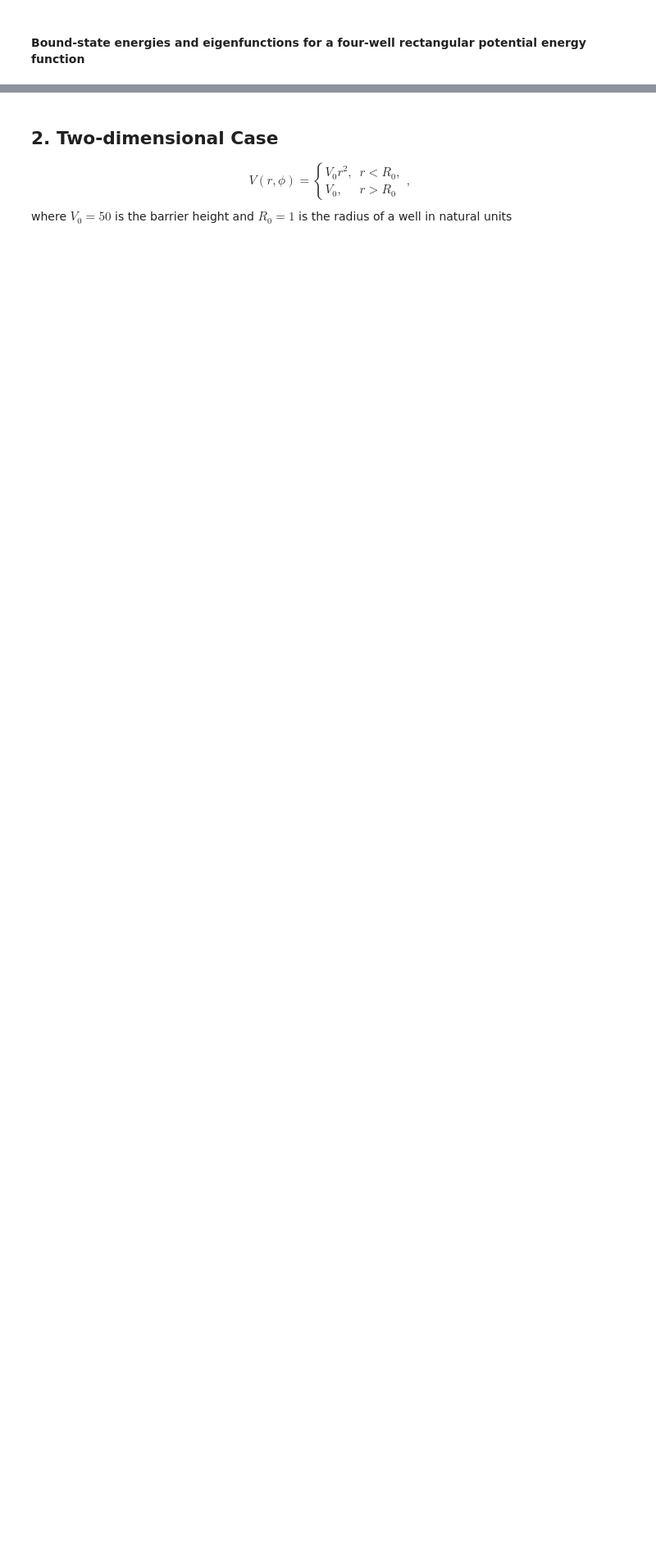
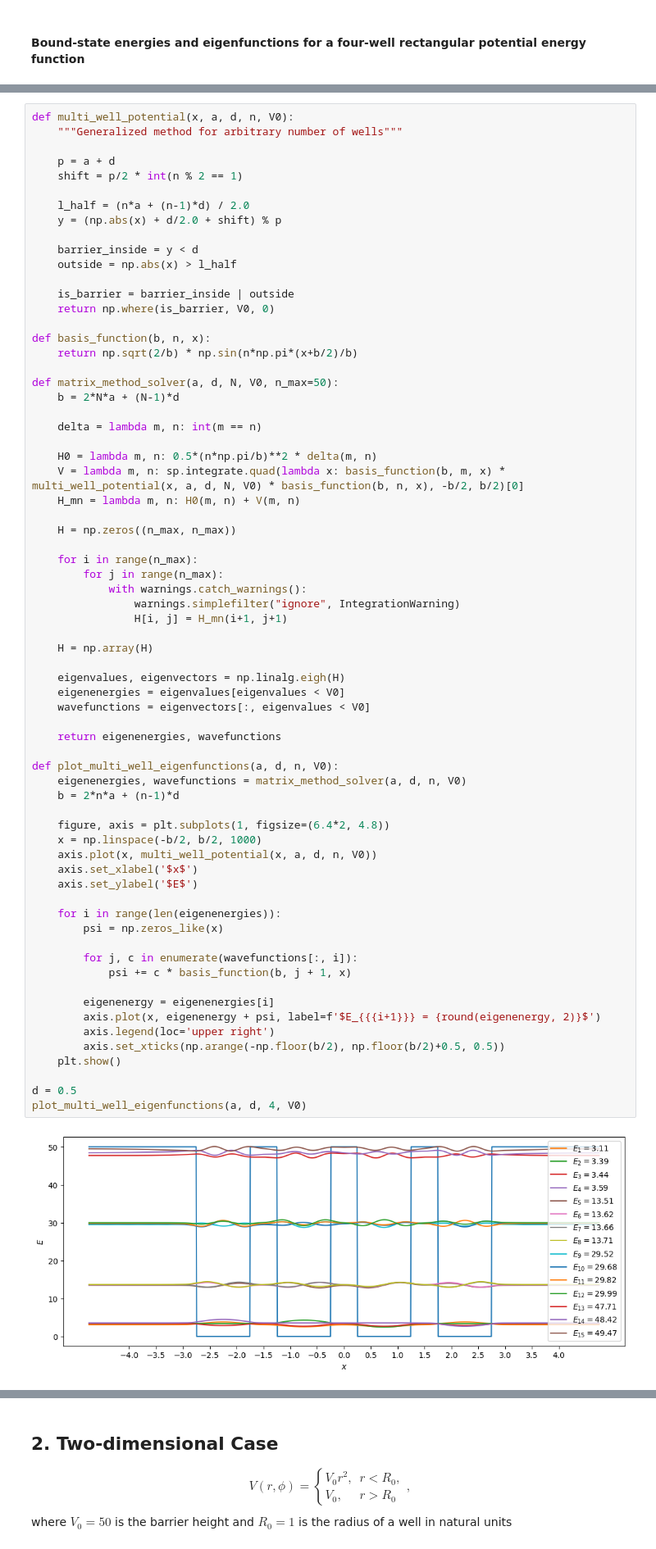
Before and after one commit to David654/Quantum_Mechanics, a Jupyter notebook: src/main.ipynb, the cells around one changed output, grey strips where cells are left out. Shown: that part at 82% size. Saved outputs shown, nothing was run; the diff lists cells and outputs as text; blank space fills up the shorter version.

```diff
--- a/src/main.ipynb
+++ b/src/main.ipynb
@@ -58,0 +289,70 @@ where $V_0 = 50$ is a depth of the potential, $a = 1$ and $d$ - width of each we
+# %%
+def multi_well_potential(x, a, d, n, V0):
+    """Generalized method for arbitrary number of wells"""
+
+    p = a + d
+    shift = p/2 * int(n % 2 == 1)
+
+    l_half = (n*a + (n-1)*d) / 2.0
+    y = (np.abs(x) + d/2.0 + shift) % p
+
+    barrier_inside = y < d
+    outside = np.abs(x) > l_half
+
+    is_barrier = barrier_inside | outside
+    return np.where(is_barrier, V0, 0)
+
+def basis_function(b, n, x):
+    return np.sqrt(2/b) * np.sin(n*np.pi*(x+b/2)/b)
+
+def matrix_method_solver(a, d, N, V0, n_max=50):
+    b = 2*N*a + (N-1)*d
+
+    delta = lambda m, n: int(m == n)
+
+    H0 = lambda m, n: 0.5*(n*np.pi/b)**2 * delta(m, n)
+    V = lambda m, n: sp.integrate.quad(lambda x: basis_function(b, m, x) * multi_well_potential(x, a, d, N, V0) * basis_function(b, n, x), -b/2, b/2)[0]
+    H_mn = lambda m, n: H0(m, n) + V(m, n)
+
+    H = np.zeros((n_max, n_max))
+
+    for i in range(n_max):
+        for j in range(n_max):
+            with warnings.catch_warnings():
+                warnings.simplefilter("ignore", IntegrationWarning)
+                H[i, j] = H_mn(i+1, j+1)
+
+    H = np.array(H)
+
+    eigenvalues, eigenvectors = np.linalg.eigh(H)
+    eigenenergies = eigenvalues[eigenvalues < V0]
+    wavefunctions = eigenvectors[:, eigenvalues < V0]
+
+    return eigenenergies, wavefunctions
+
+def plot_multi_well_eigenfunctions(a, d, n, V0):
+    eigenenergies, wavefunctions = matrix_method_solver(a, d, n, V0)
+    b = 2*n*a + (n-1)*d
+
+    figure, axis = plt.subplots(1, figsize=(6.4*2, 4.8))
+    x = np.linspace(-b/2, b/2, 1000)
+    axis.plot(x, multi_well_potential(x, a, d, n, V0))
+    axis.set_xlabel('$x$')
+    axis.set_ylabel('$E$')
+
+    for i in range(len(eigenenergies)):
+        psi = np.zeros_like(x)
+
+        for j, c in enumerate(wavefunctions[:, i]):
+            psi += c * basis_function(b, j + 1, x)
+
+        eigenenergy = eigenenergies[i]
+        axis.plot(x, eigenenergy + psi, label=f'$E_{{{i+1}}} = {round(eigenenergy, 2)}$')
+        axis.legend(loc='upper right')
+        axis.set_xticks(np.arange(-np.floor(b/2), np.floor(b/2)+0.5, 0.5))
+    plt.show()
+
+d = 0.5
+plot_multi_well_eigenfunctions(a, d, 4, V0)
+# %% [output]
+[figure, added]
```
Also changed, not shown: parts of 16 cells of this notebook.
